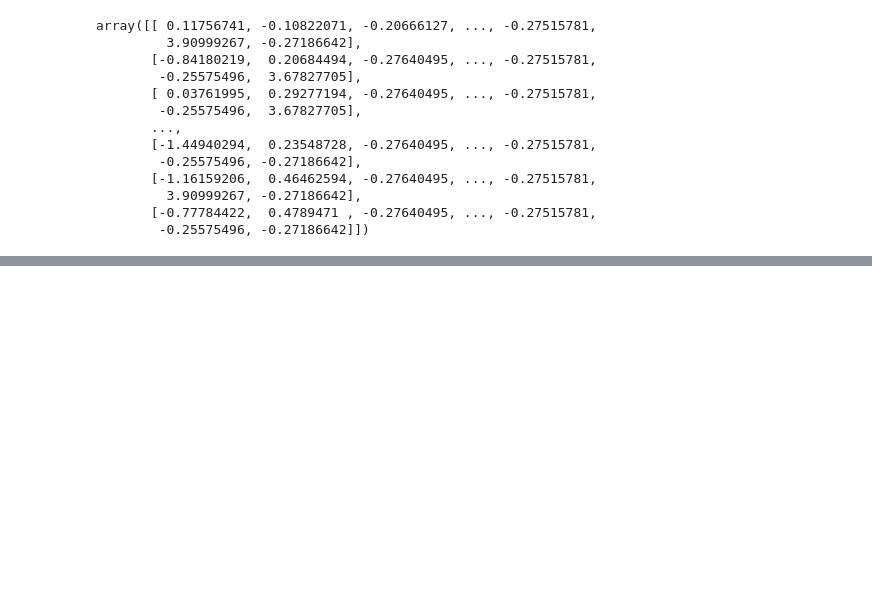
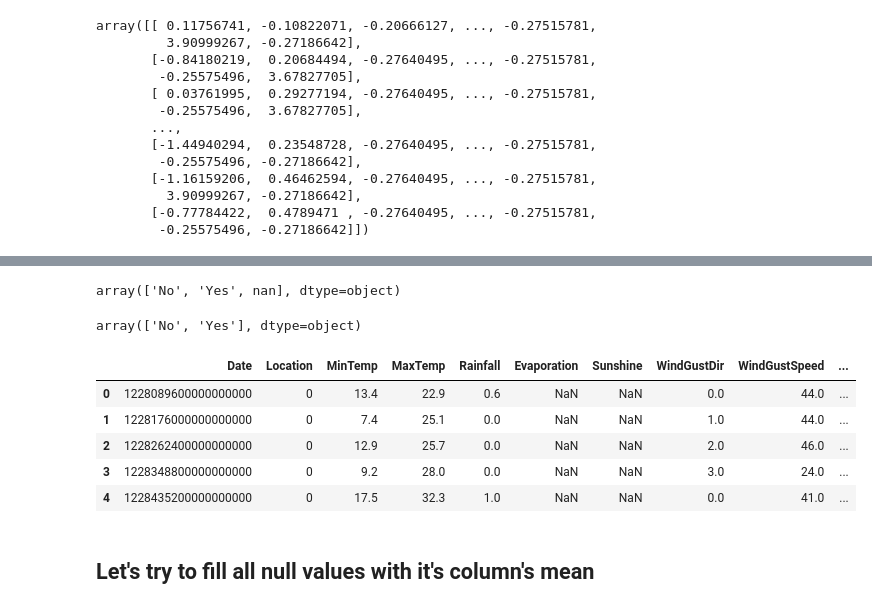
Before and after one commit to matheusmf1/ECM514_Data_Science, a Jupyter notebook: weather_AUS.ipynb, the cells around one changed output, grey strips where cells are left out. Saved outputs shown, nothing was run; the diff lists cells and outputs as text; code cells hidden in the pictures; blank space fills up the shorter version.

```diff
--- a/weather_AUS.ipynb
+++ b/weather_AUS.ipynb
@@ -202,0 +313,37 @@ Testing Accuracy:  0.8454283816692495
+# %%
+df2['Location'] = df2['Location'].map( {'Albury': 0, 'BadgerysCreek': 1,
+       'Newcastle': 2, 'NorahHead': 3, 'NorfolkIsland': 4, 'Penrith': 5, 'Richmond': 6,
+       'Sydney': 7, 'SydneyAirport': 8, 'WaggaWagga': 9, 'Williamtown': 10,
+       'Wollongong': 11, 'Canberra': 12, 'Tuggeranong': 13, 'MountGinini': 15, 'Ballarat': 16,
+       'Bendigo': 17, 'Sale': 18, 'MelbourneAirport': 19, 'Melbourne': 20, 'Mildura': 21,
+       'Nhil': 22, 'Portland': 23, 'Watsonia': 24, 'Dartmoor': 25, 'Brisbane': 26, 'Cairns': 27,
+       'GoldCoast': 28, 'Townsville': 29, 'Adelaide': 30, 'MountGambier': 31, 'Nuriootpa': 32,
+       'Woomera': 33, 'Albany': 34, 'Witchcliffe': 35, 'PearceRAAF': 36, 'PerthAirport': 37,
+       'Perth': 38, 'SalmonGums': 39, 'Walpole': 40, 'Hobart': 41, 'Launceston': 42,
+       'AliceSprings': 43, 'Darwin': 44, 'Katherine': 45, 'Uluru': 46, 'Cobar': 47, 'CoffsHarbour': 48,
+       'Moree': 49})
+# %%
+df2['RainToday'].unique()
+# %% [output]
+array(['No', 'Yes', nan], dtype=object)
+# %%
+df2['RainToday'] = df2['RainToday'].map( {'No': 0, 'Yes': 1})
+# %%
+df2['RainToday'].fillna( value = df2['RainToday'].mean(), inplace = True )
+# %%
+df2['RainTomorrow'].unique()
+# %% [output]
+array(['No', 'Yes'], dtype=object)
+# %%
+df2['RainTomorrow'] = df2['RainTomorrow'].map( {'No': 0, 'Yes': 1})
+# %%
+df2.head()
+# %% [output]
+|  | Date | Location | MinTemp | MaxTemp | Rainfall | Evaporation | Sunshine | WindGustDir | WindGustSpeed | ... |
+| 0 | 1228089600000000000 | 0 | 13.4 | 22.9 | 0.6 | NaN | NaN | 0.0 | 44.0 | ... |
+| 1 | 1228176000000000000 | 0 | 7.4 | 25.1 | 0.0 | NaN | NaN | 1.0 | 44.0 | ... |
+| 2 | 1228262400000000000 | 0 | 12.9 | 25.7 | 0.0 | NaN | NaN | 2.0 | 46.0 | ... |
+| 3 | 1228348800000000000 | 0 | 9.2 | 28.0 | 0.0 | NaN | NaN | 3.0 | 24.0 | ... |
+| 4 | 1228435200000000000 | 0 | 17.5 | 32.3 | 1.0 | NaN | NaN | 0.0 | 41.0 | ... |
+# %% [markdown]
+## Let's try to fill all null values with it's column's mean
```
Also changed, not shown: parts of 74 cells of this notebook.
